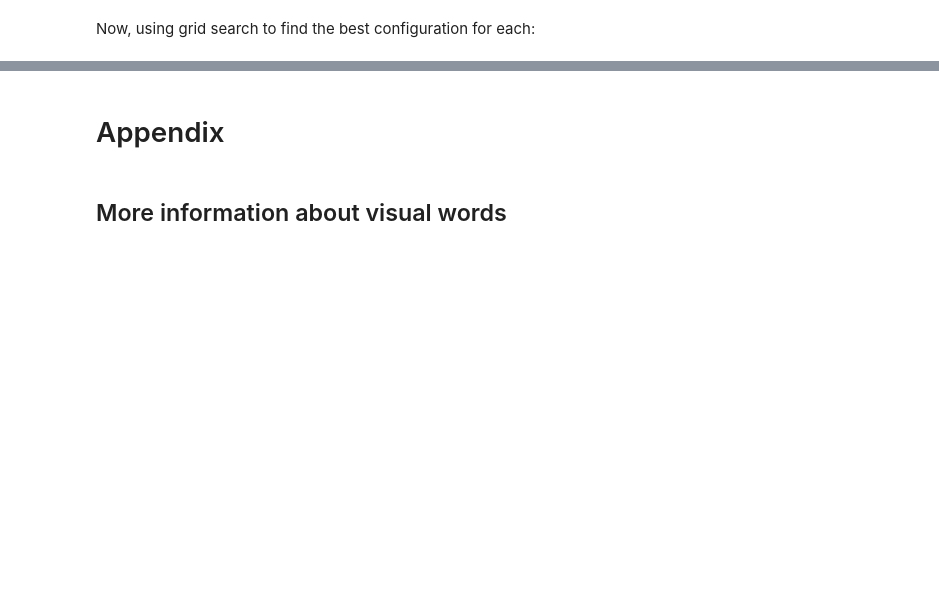
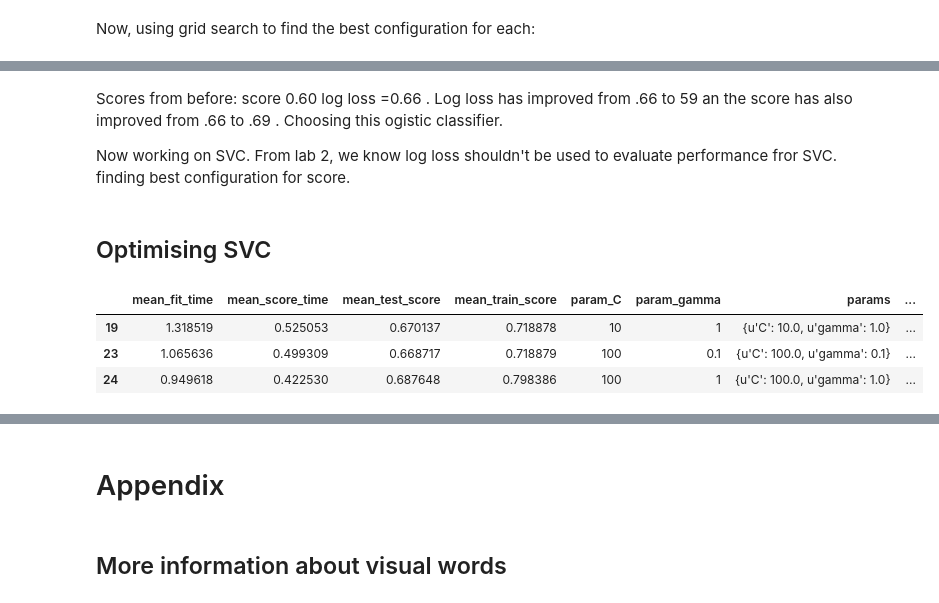
Before and after one commit to anirudhgangwal/IAML, a Jupyter notebook: 07_Assignment_3.ipynb, the cells around one changed output, grey strips where cells are left out. Drawn from its saved outputs; the diff is of its cells as text; code cells hidden in the pictures; blank space fills up the shorter version.

```diff
--- a/07_Assignment_3.ipynb
+++ b/07_Assignment_3.ipynb
@@ -920,0 +919,8 @@ Name: 12, dtype: object
+# %%
+# using best found configuration
+opt_c = df2[df2['rank_test_score'] == 1]['param_C'].real[0]
+lr = LogisticRegression(solver='lbfgs',C=opt_c)
+lr.fit(X_train_std, y_train)
+pp2 = lr.predict_proba(X_valid_std)
+print('Optimal Logistic regression classifier with C = {} has a log loss = {}.'.format(opt_c,log_loss(y_valid,pp2)))
+print('Score with this classifier = {:.3f}.'.format(lr.score(X_valid_std,y_valid)))
@@ -920,0 +930,23 @@ Name: 12, dtype: object
+# %% [markdown]
+Scores from before: score 0.60 log loss =0.66 . Log loss has improved from .66 to 59 an the score has also improved from .66 to .69 . Choosing this ogistic classifier.
+
+Now working on SVC. From lab 2, we know log loss shouldn't be used to evaluate performance fror SVC. finding best configuration for score.
+# %% [markdown]
+## Optimising SVC
+# %%
+clf3 = SVC(kernel='rbf')
+
+param_grid3 = {"C": np.logspace(-2,2,5),
+              "gamma": np.logspace(-4,0,5)}
+
+grid_search3 = GridSearchCV(clf3, param_grid=param_grid3) #   Use default 3 fold cross validation
+grid_search3.fit(X_train_std, y_train)
+pass
+# %%
+df3 = pd.DataFrame.from_dict(grid_search3.cv_results_)
+df3[df3['rank_test_score']<4]   # Show top 3 only
+# %% [output]
+|  | mean_fit_time | mean_score_time | mean_test_score | mean_train_score | param_C | param_gamma | params | ... |
+| 19 | 1.318519 | 0.525053 | 0.670137 | 0.718878 | 10 | 1 | {u'C': 10.0, u'gamma': 1.0} | ... |
+| 23 | 1.065636 | 0.499309 | 0.668717 | 0.718879 | 100 | 0.1 | {u'C': 100.0, u'gamma': 0.1} | ... |
+| 24 | 0.949618 | 0.422530 | 0.687648 | 0.798386 | 100 | 1 | {u'C': 100.0, u'gamma': 1.0} | ... |
```
Also changed, not shown: parts of 36 cells of this notebook.
